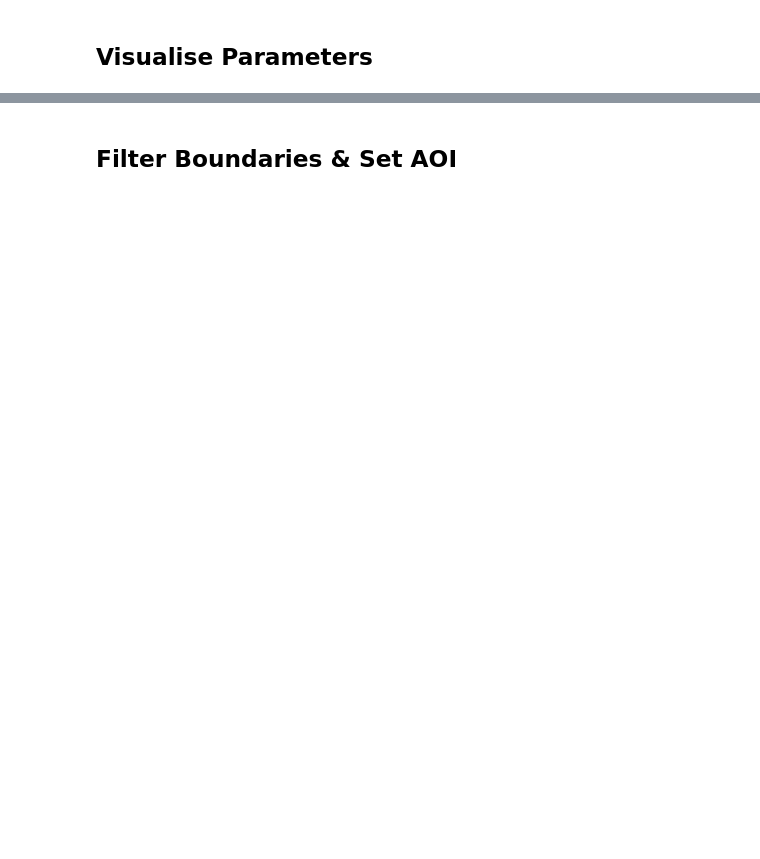
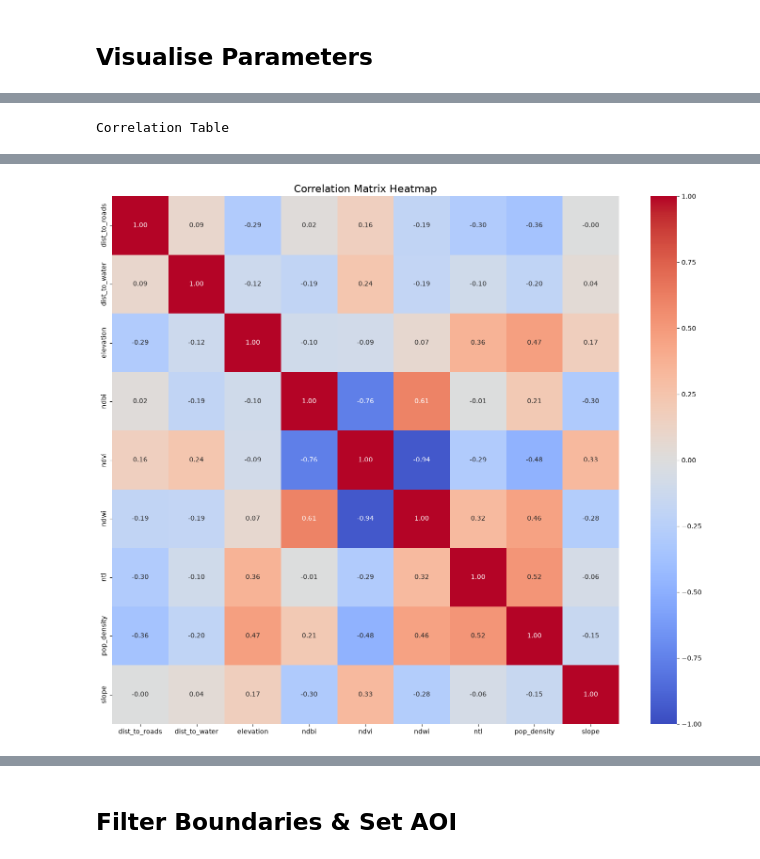
Before and after one commit to BashiraAbdurrahman/urban-growth-ml, a Jupyter notebook: Notebook/main.ipynb, the cells around one changed output, grey strips where cells are left out. Drawn from its saved outputs; the diff is of its cells as text; code cells hidden in the pictures; blank space fills up the shorter version.

```diff
--- a/Notebook/main.ipynb
+++ b/Notebook/main.ipynb
@@ -154,0 +824,7 @@ vis_params_gpw = {
+# %%
+# Final training image: predictor stack + land cover transition layer
+training_image = (predictor_stack
+                  .addBands(change_label)
+                  .updateMask(non_urban_2015))
+
+#print(training_image.bandNames().getInfo())
@@ -154,0 +851,12 @@ vis_params_gpw = {
+# %%
+# To pandas DataFrame from FC
+def fc_to_df(fc):
+    features = fc.getInfo()["features"]
+    rows = [f["properties"] for f in features]
+    return pd.DataFrame(rows)
+
+
+samples_df = fc_to_df(samples)
+samples_df = samples_df.dropna()
+print(samples_df.shape)
+#display(samples_df.head())
@@ -154,0 +867,5 @@ vis_params_gpw = {
+# %%
+# Predictors
+#print(samples_df.columns.tolist())
+PREDICTOR_VARS = [col for col in samples_df.columns.tolist() if col != "label"]
+PREDICTOR_VARS
@@ -154,0 +882,17 @@ vis_params_gpw = {
+# %%
+# Check Multi-collinearity
+X_raw = samples_df[PREDICTOR_VARS].copy()
+
+# Correlation
+corr_table = X_raw.corr()
+print("Correlation Table")
+display(corr_table.round(3))
+
+#
+plt.figure(figsize=(14, 12))
+sns.heatmap(corr_table, annot=True, cmap='coolwarm', fmt=".2f", vmin=-1, vmax=1)
+plt.title("Correlation Matrix Heatmap", fontsize=16)
+plt.tight_layout()
+plt.show()
+# %% [output]
+Correlation Table
@@ -154,0 +909 @@ vis_params_gpw = {
+[figure, added]
```
Also changed, not shown: parts of 134 cells of this notebook.
